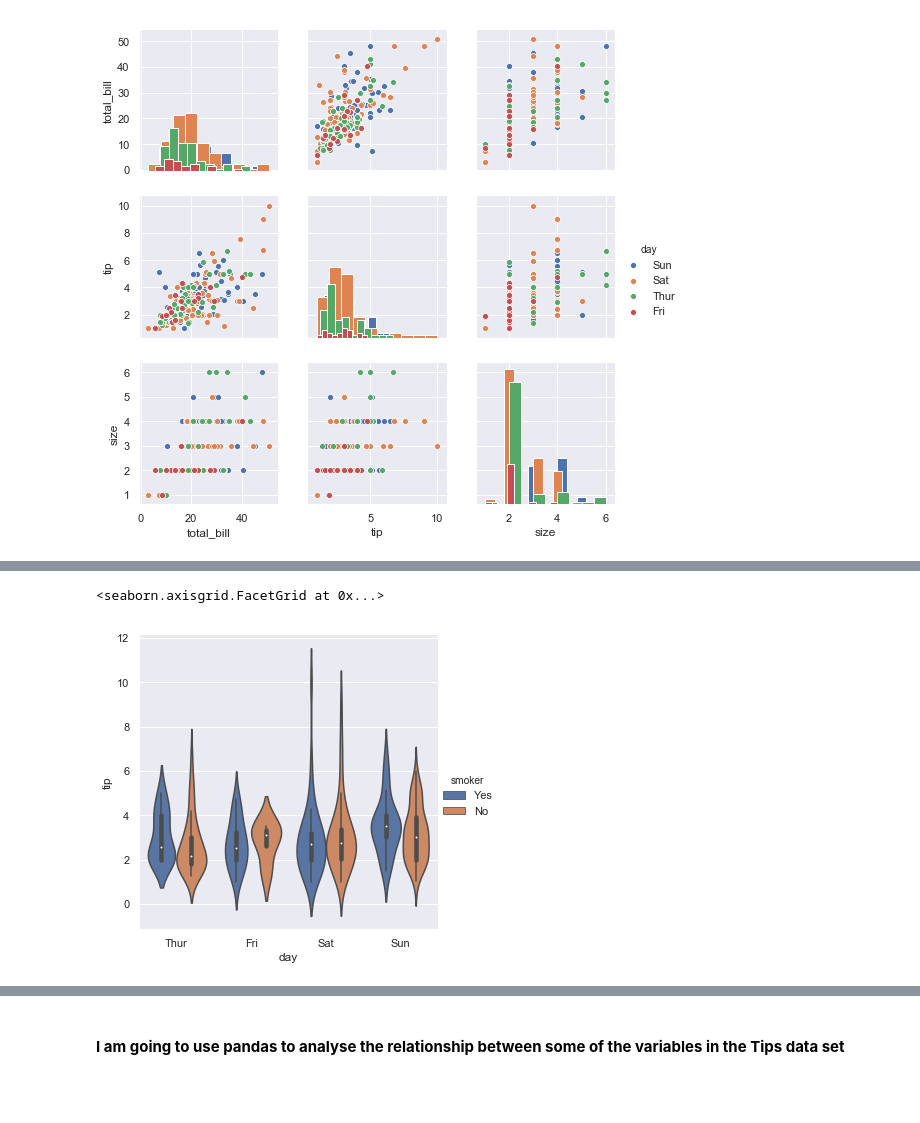
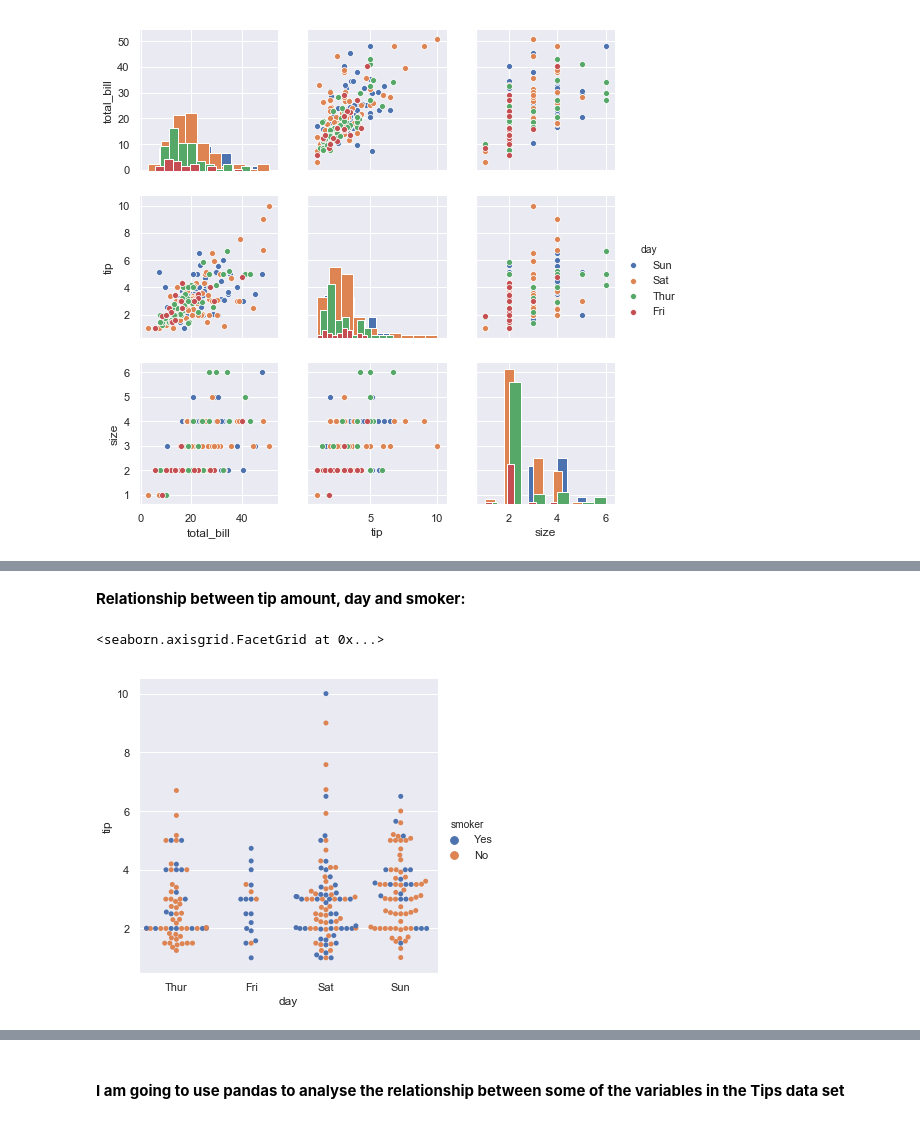
Before and after one commit to johndunne2019/Fundamentals-of-Data-Analysis-Project-2019, a Jupyter notebook: Tips-Dataset.ipynb, the cells around one changed output, grey strips where cells are left out. Cells and saved outputs as stored; diff of their text form; code cells hidden in the pictures; blank space fills up the shorter version.

Commit message:
Tidy up section 1 and added section of catplot

```diff
--- a/Tips-Dataset.ipynb
+++ b/Tips-Dataset.ipynb
@@ -1065,5 +1114,7 @@ _"This function provides access to several axes-level functions that show the re
+# %% [markdown]
+**Relationship between tip amount, day and smoker:**
 # %%
-sns.catplot(x= 'day', y='tip', hue='smoker',kind='violin', data=tips)
+sns.catplot(x= 'day', y='tip', hue='smoker',kind='swarm', data=tips)
 # %% [output]
 <seaborn.axisgrid.FacetGrid at 0x...>
-[figure, old version]
+[figure, new version]
```
Also changed, not shown: parts of 26 cells of this notebook.
